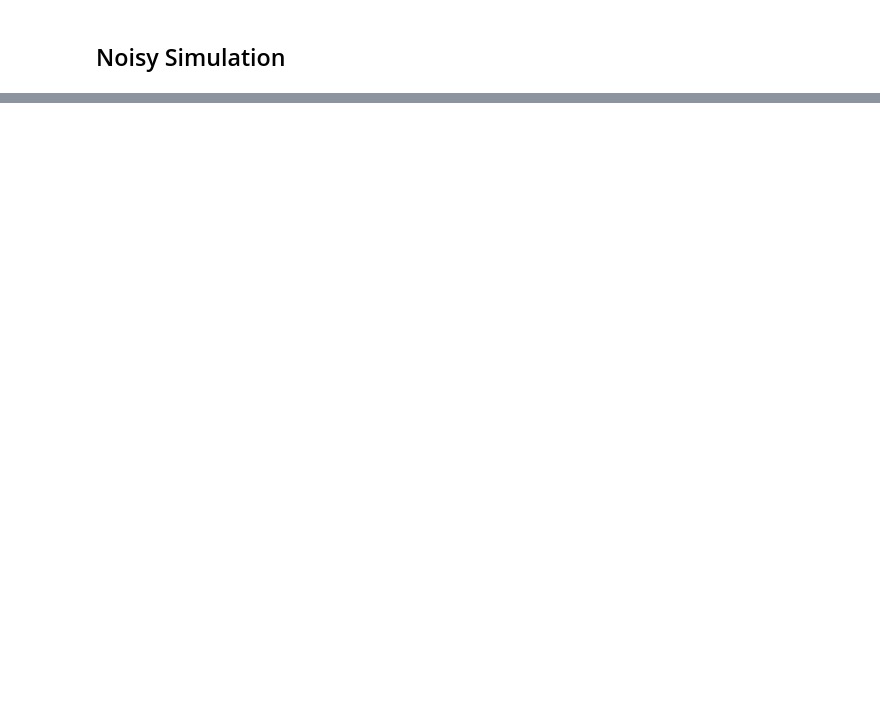
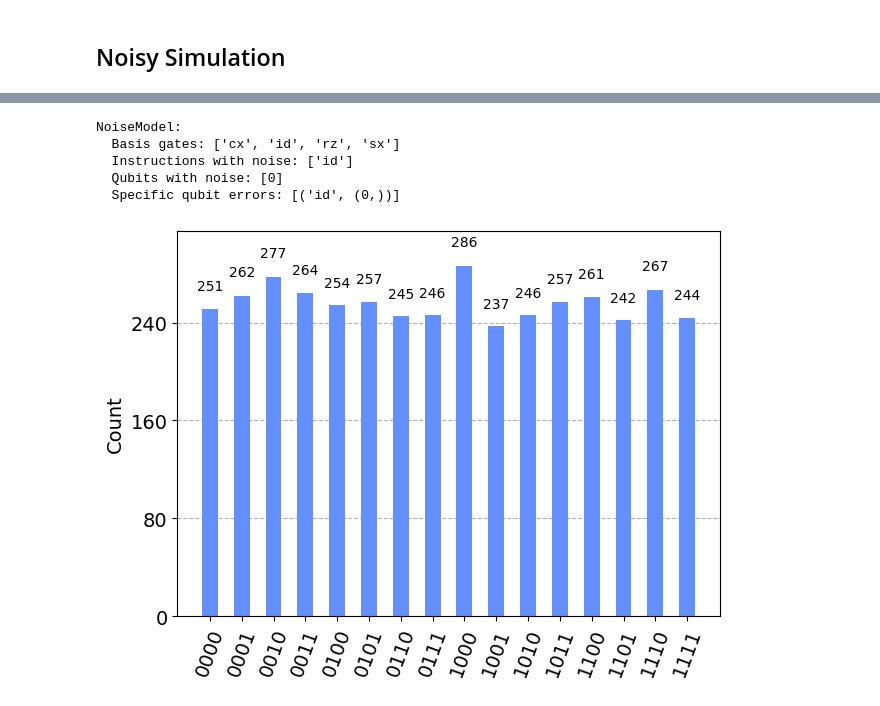
Before and after one commit to gjuls/shor_algorithm, a Jupyter notebook: QFT_dephasing.ipynb, the cells around one changed output, grey strips where cells are left out. Drawn from its saved outputs; the diff is of its cells as text; code cells hidden in the pictures; blank space fills up the shorter version.

```diff
--- a/QFT_dephasing.ipynb
+++ b/QFT_dephasing.ipynb
@@ -73,0 +204,21 @@ plot_histogram(counts_bit_flip)
+# %%
+noise_phase_flip = NoiseModel()
+noise_phase_flip.add_quantum_error(phase_flip, ['id'], [0])
+
+print(noise_phase_flip)
+# %% [output]
+NoiseModel:
+  Basis gates: ['cx', 'id', 'rz', 'sx']
+  Instructions with noise: ['id']
+  Qubits with noise: [0]
+  Specific qubit errors: [('id', (0,))]
+# %%
+sim_noise = AerSimulator(noise_model = noise_phase_flip)
+circ_tnoise = transpile(qc_noisy, sim_noise)
+result_phase_flip = sim_noise.run(circ_tnoise, shots = 4096).result()
+counts_phase_flip = result_phase_flip.get_counts(0)
+matrix = result_bit_flip.data().get('density_matrix')
+
+plot_histogram(counts_phase_flip)
+# %% [output]
+[figure, added]
```
Also changed, not shown: parts of 13 cells of this notebook.
